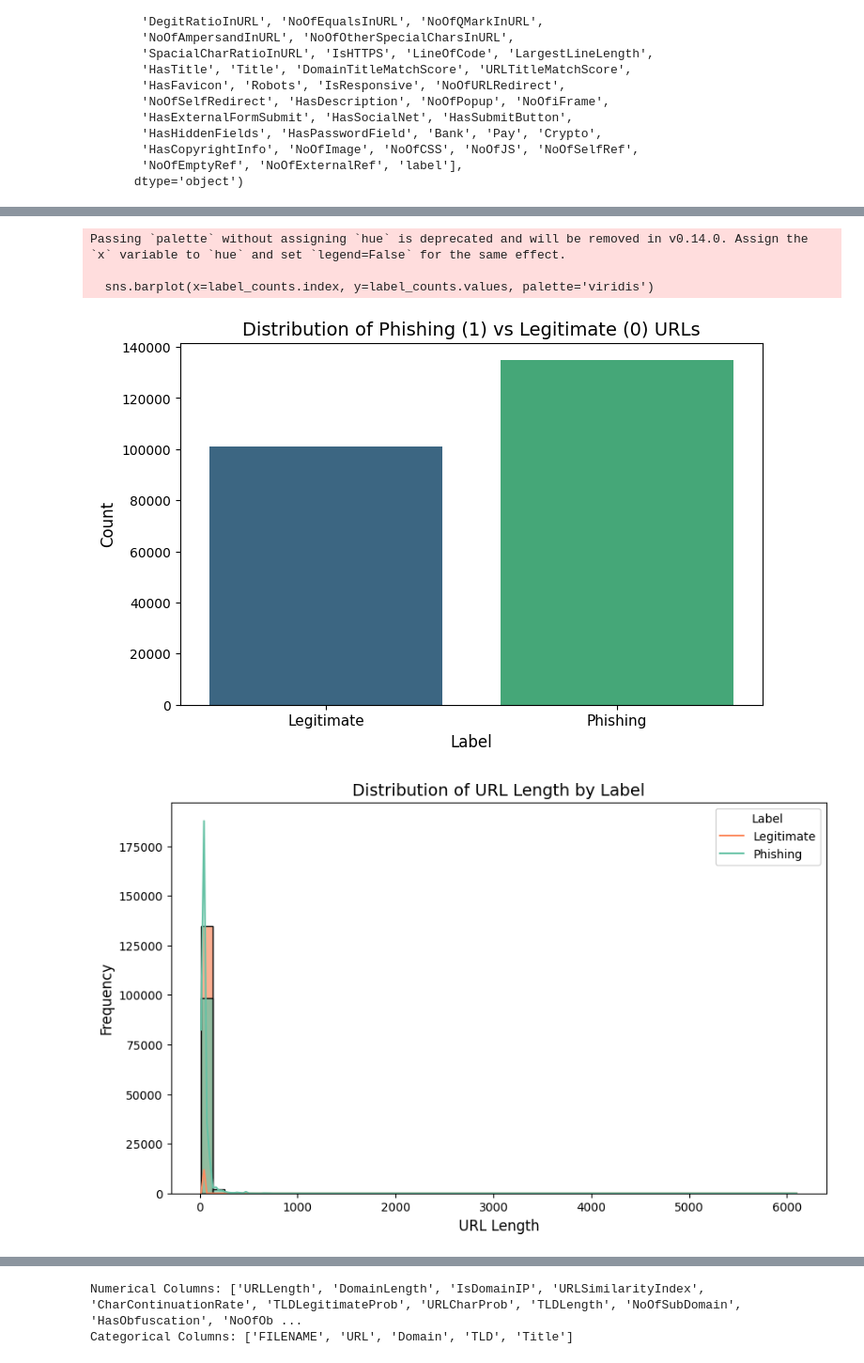
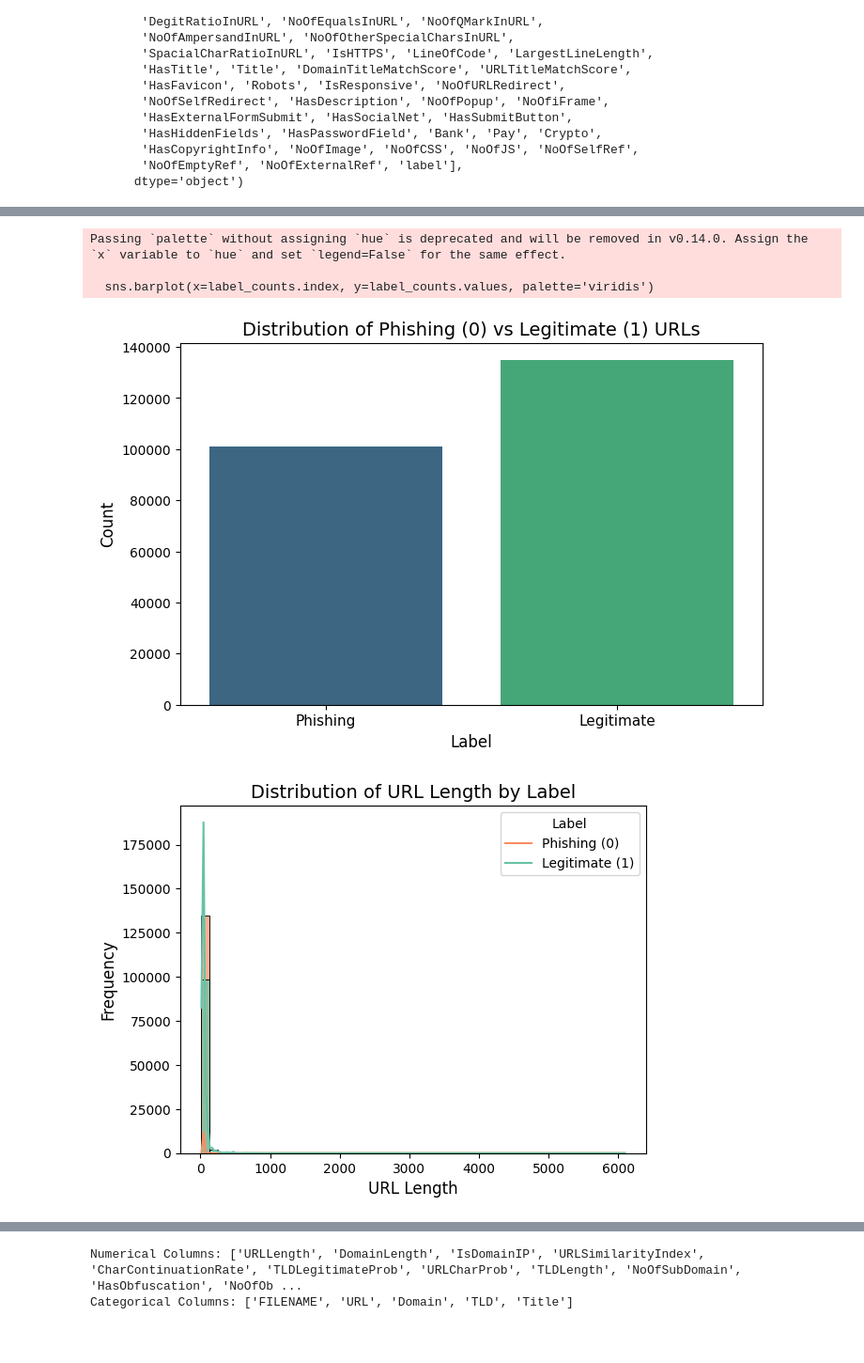
Before and after one commit to sindujavengadesan/PhishingURLThreats_Classification, a Jupyter notebook: phishing_classification.ipynb, the cells around one changed output, grey strips where cells are left out. Shown at 94% size. Drawn from its saved outputs; the diff is of its cells as text; code cells hidden in the pictures; blank space fills up the shorter version.

```diff
--- a/phishing_classification.ipynb
+++ b/phishing_classification.ipynb
@@ -75,27 +129,26 @@ Name: count, dtype: int64
 # Plot target variable distribution
 plt.figure(figsize=(8, 5))
 sns.barplot(x=label_counts.index, y=label_counts.values, palette='viridis')
-plt.title("Distribution of Phishing (1) vs Legitimate (0) URLs", fontsize=14)
+plt.title("Distribution of Phishing (0) vs Legitimate (1) URLs", fontsize=14)
 plt.xlabel("Label", fontsize=12)
 plt.ylabel("Count", fontsize=12)
-plt.xticks([0, 1], ['Legitimate', 'Phishing'], fontsize=11)
+plt.xticks([0, 1], ['Phishing', 'Legitimate'], fontsize=11)
 plt.show()
 # %% [output]
 Passing `palette` without assigning `hue` is deprecated and will be removed in v0.14.0. Assign the `x` variable to `hue` and set `legend=False` for the same effect.
 
   sns.barplot(x=label_counts.index, y=label_counts.values, palette='viridis')
-[figure, old version]
+[figure, new version]
 # %%
 # URL Length distribution
-plt.figure(figsize=(10, 6))
 sns.histplot(data=main_data, x='URLLength', hue='label', kde=True, bins=50, palette='Set2', alpha=0.7)
 plt.title("Distribution of URL Length by Label", fontsize=14)
 plt.xlabel("URL Length", fontsize=12)
 plt.ylabel("Frequency", fontsize=12)
-plt.legend(title="Label", labels=["Legitimate", "Phishing"])
+plt.legend(title="Label", labels=["Phishing (0)", "Legitimate (1)"])  # Adjust legend labels
 plt.show()
 # %% [output]
-[figure, old version]
+[figure, new version]
 # %%
 # HTTPS usage by label
 https_counts = main_data.groupby('label')['IsHTTPS'].value_counts(normalize=True).unstack()
```
Also changed, not shown: parts of 69 cells of this notebook, 1 other file.
